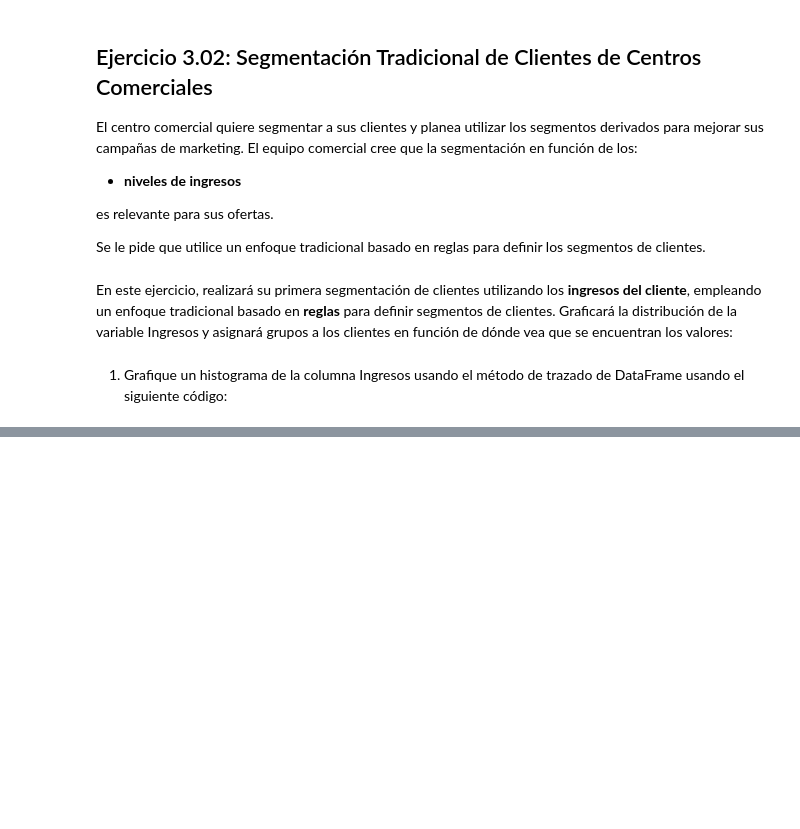
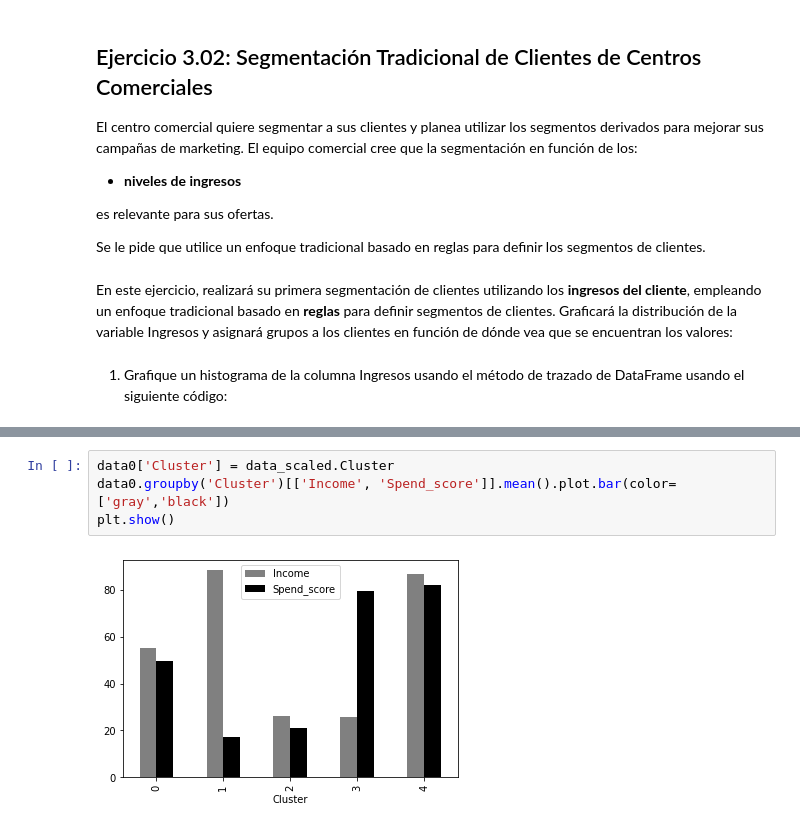
Before and after one commit to limspiga/customer-analytics, a Jupyter notebook: week-2a/customer_analytics_week_2a.ipynb, the cells around one changed output, grey strips where cells are left out. Saved outputs shown, nothing was run; the diff lists cells and outputs as text; blank space fills up the shorter version.

```diff
--- a/week-2a/customer_analytics_week_2a.ipynb
+++ b/week-2a/customer_analytics_week_2a.ipynb
@@ -136,0 +519,6 @@ NameError: ignored
+# %%
+data0['Cluster'] = data_scaled.Cluster
+data0.groupby('Cluster')[['Income', 'Spend_score']].mean().plot.bar(color=['gray','black'])
+plt.show()
+# %% [output]
+[figure, added]
```
Also changed, not shown: parts of 136 cells of this notebook, 7 other files.
